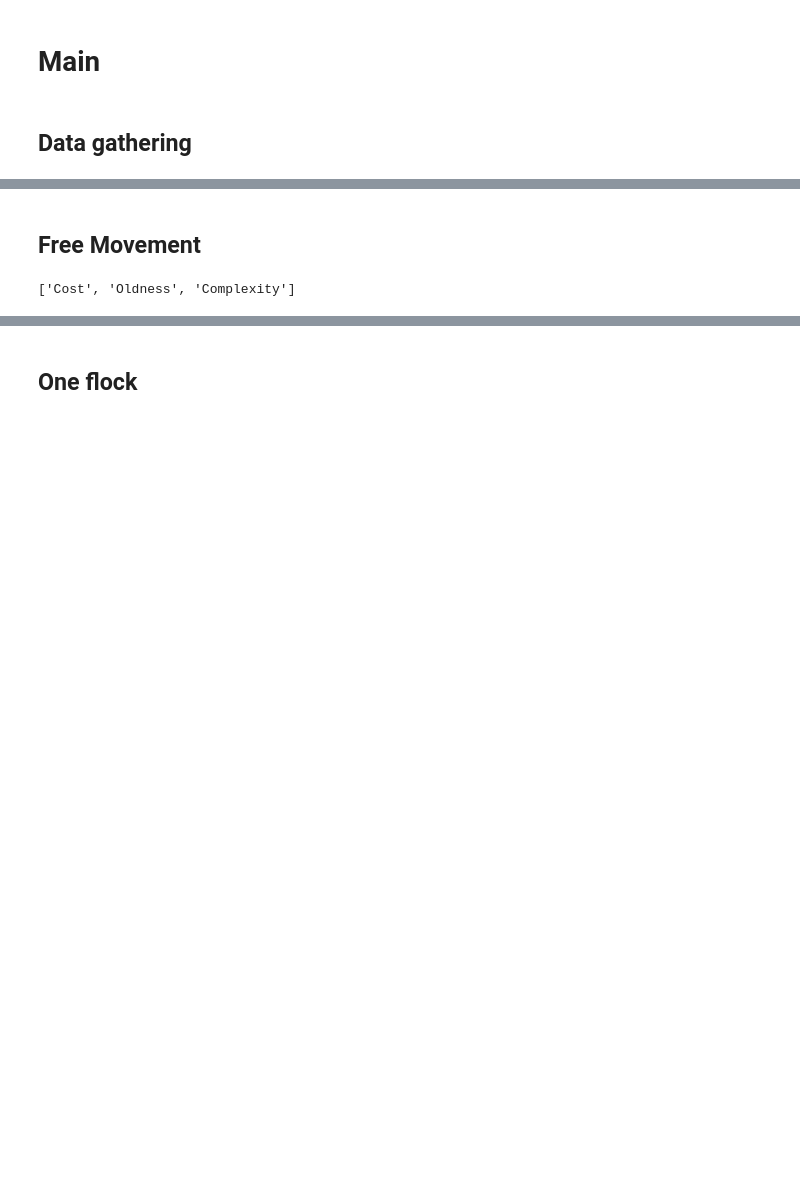
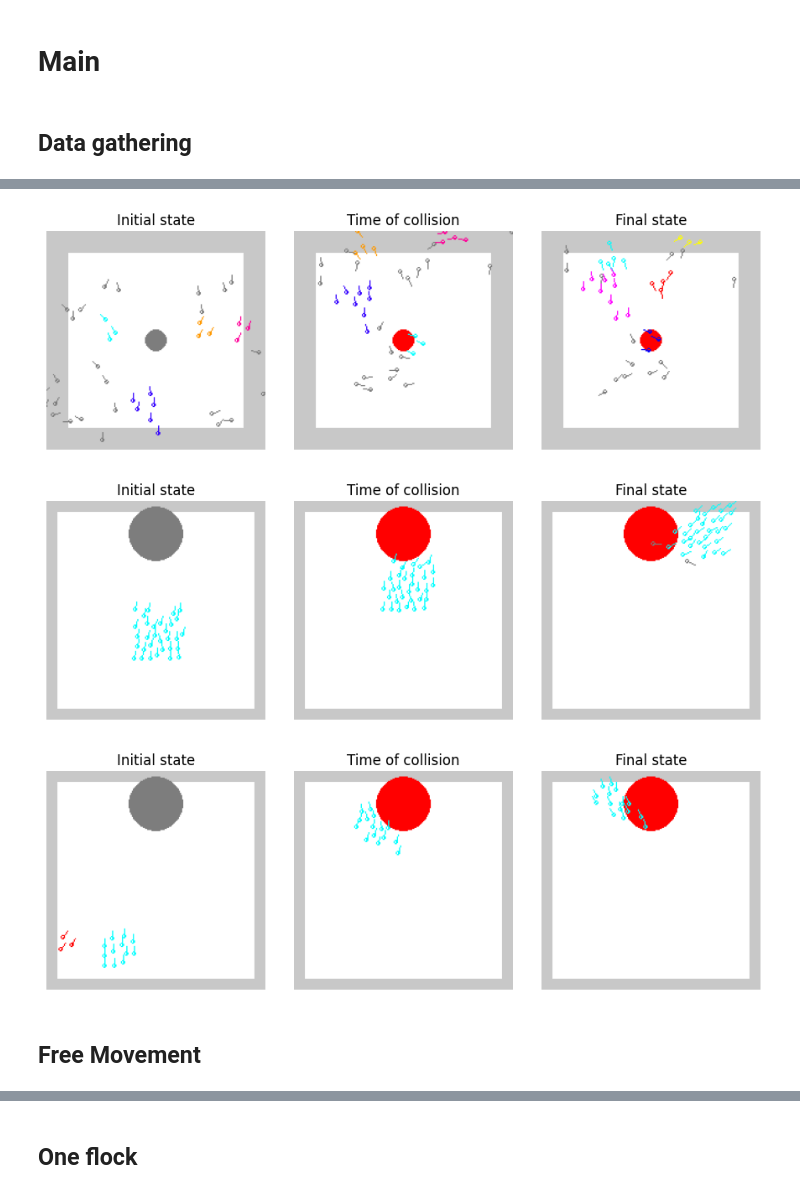
Before and after one commit to SamuelReyd/RelevantCauseCAS, a Jupyter notebook: src/main.ipynb, the cells around one changed output, grey strips where cells are left out. Drawn from its saved outputs; the diff is of its cells as text; code cells hidden in the pictures; blank space fills up the shorter version.

```diff
--- a/src/main.ipynb
+++ b/src/main.ipynb
@@ -68,15 +15,3 @@ from collections import Counter
 metrics = [m.value for m in Metrics]
 # %% [markdown]
 ## Data gathering
-# %%
-def get_states(scenario, prefix):
-    scms = load_scms(scenario)
-    run = scms[0].actual_run
-    hp = scms[0].hp
-    first_hit = get_first_hit(run, hp)
-    axes = get_3_axes()
-    show_boids(run[0], hp, ax=axes[0], title="Initial state")
-    show_boids(run[first_hit], hp, ax=axes[1], title="Time of collision")
-    show_boids(run[-1], hp, ax=axes[2], title="Final state")
-    plt.tight_layout()
-    plt.savefig(prefix+f"results/states_{scenario.value}.pdf")
@@ -183,15 +37,15 @@ render_distributions(Metrics.COMPLEXITY)
 # %%
-# for scenario in Scenarii:
-#     get_states(scenario, "../")
+for scenario in Scenarii:
+    get_states(scenario, "../")
+# %% [output]
+[figure, added]
+[figure, added]
+[figure, added]
 # %% [markdown]
 ## Free Movement
 # %%
 # show_results(Scenarii.FREE, show_sim=True, show_distr=True,
 #                  show_distr_2D=True)
-# %%
-metrics
-# %% [output]
-['Cost', 'Oldness', 'Complexity']
 # %%
 priorities = [(0,1,2), (1,0,2), (2,0,1)]
 show_results(Scenarii.FREE, show_priorities=priorities)
```
Also changed, not shown: parts of 20 cells of this notebook, 8 other files.
